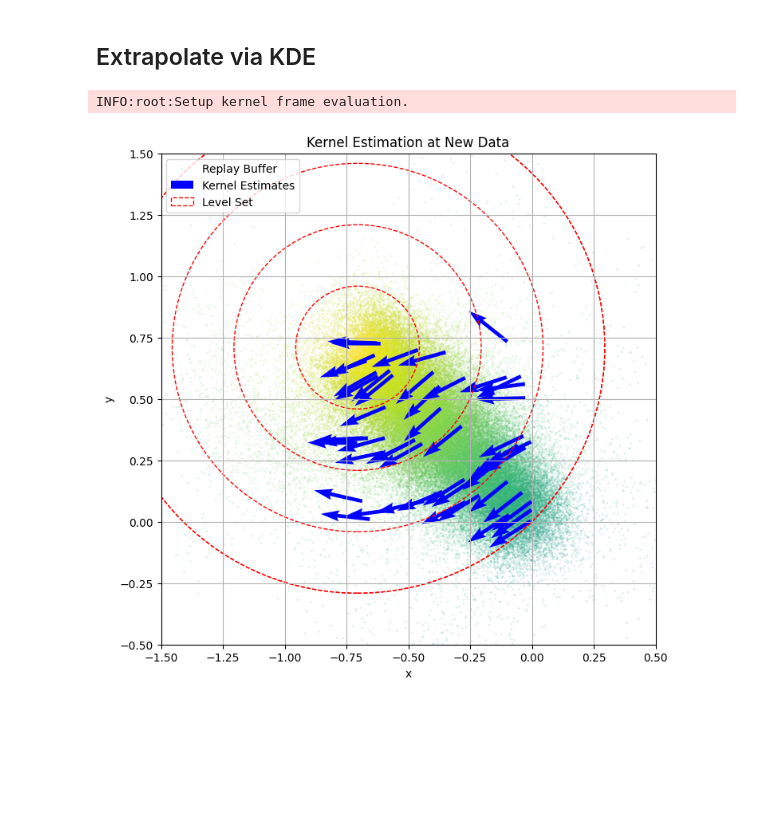
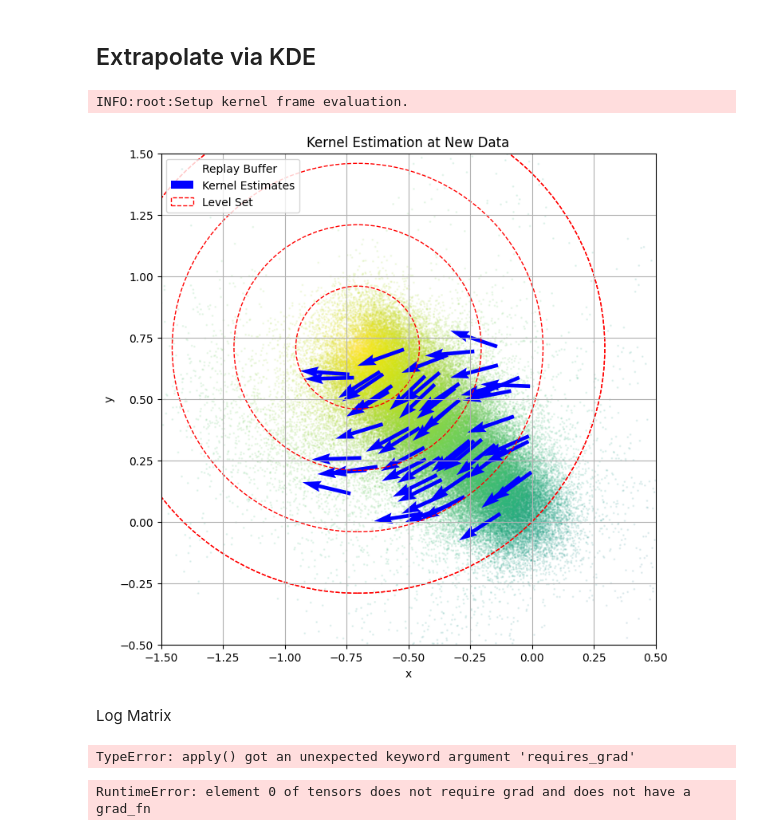
Before and after one commit to PaulNitschke/geo_meta_rl, a Jupyter notebook: step_1_compute_kernel.ipynb, the cells around one changed output. Drawn from its saved outputs; the diff is of its cells as text; code cells hidden in the pictures; blank space fills up the shorter version.

```diff
--- a/step_1_compute_kernel.ipynb
+++ b/step_1_compute_kernel.ipynb
@@ -2,12 +2,13 @@
 ## Load replay buffer
 # %%
 import torch
+import os
 from src.utils import load_replay_buffer
 from src.learning.symmetry_discovery.differential.kernel_approx import KernelFrameEstimator
 
 LEARN_KERNEL_BASES: bool=True
 folder_name: str="data/local/experiment/circle_rotation"
-TASK_NAMES=["task_0", "task_1", "task_2", "task_3"]
+TASK_NAMES=["sac_circle_rotation_task_0", "sac_circle_rotation_task_1", "sac_circle_rotation_task_2", "sac_circle_rotation_task_3"]
 N_SAMPLES:int=50_000
 KERNEL_DIM=1
 EPSILON_BALL = 0.005
@@ -17,7 +18,7 @@ def load_data(task_name, kernel_in, kernel_out, n_samples, folder_name:str):
     """
     Load data from the replay buffer.
     """
-    replay_buffer_name:str=folder_name+task_name+"_replay_buffer.pkl"
+    replay_buffer_name:str=os.path.join(folder_name,task_name+"_replay_buffer.pkl")
     replay_buffer = load_replay_buffer(replay_buffer_name, N_steps=n_samples)
     assert kernel_in in replay_buffer.keys(), f"Kernel input {kernel_in} not found in replay buffer keys: {replay_buffer.keys()}"
     assert kernel_out in replay_buffer.keys(), f"Kernel output {kernel_out} not found in replay buffer keys: {replay_buffer.keys()}"
@@ -82,37 +80,39 @@ import matplotlib.pyplot as plt
 TASK_IDX_DEMO=0
 frameestimator=frame_estimators[TASK_IDX_DEMO]
 frameestimator.setup_evaluation()
-ps, ns= load_data(TASK_NAMES[TASK_IDX_DEMO], "next_observations", "rewards", N_SAMPLES)
+ps, ns= load_data(TASK_NAMES[TASK_IDX_DEMO], "next_observations", "rewards", N_SAMPLES, folder_name)
 
 num_points = 50
 x = np.random.uniform(-0.75, 0, num_points)
 y = np.random.uniform(0, 0.75, num_points)
 points = np.stack([x, y], axis=1)
 points_th=torch.tensor(points, dtype=torch.float32)
 vectors=frameestimator.evaluate(points_th, bandwidth=0.05)
 
 
 vectors = np.array(vectors)
 plt.figure(figsize=(8, 8))
 plt.scatter(ps[:, 0], ps[:, 1], c=ns, s=1, alpha=0.1, label="Replay Buffer")
 plt.quiver(points[:, 0], points[:, 1], vectors[:, 0], vectors[:, 1], angles='xy', scale_units='xy', scale=5, color='blue', label="Kernel Estimates")
 
 goal = np.array([-0.70506063, 0.70914702])
 circle_radii = [0.25, 0.5, 0.75, 1]
 for radius in circle_radii:
     circle = plt.Circle(goal, radius, color='red', fill=False, linestyle='--')
     plt.gca().add_artist(circle)
 circle = plt.Circle(goal, radius, color='red', fill=False, linestyle='--', label="Level Set")
 plt.gca().add_artist(circle)
 
 plt.xlim(-1.5, 0.5)
 plt.ylim(-0.5, 1.5)
 plt.xlabel('x')
 plt.ylabel('y')
 plt.legend()
 plt.title('Kernel Estimation at New Data')
 plt.grid()
 plt.show()
 # %% [output]
 INFO:root:Setup kernel frame evaluation.
-[figure, old version]
+[figure, new version]
+# %% [markdown]
+Log Matrix
@@ -118,0 +157,11 @@ INFO:root:Setup kernel frame evaluation.
+# %%
+logm=Logm()
+log_matrix=logm.apply(torch.tensor([[1.0, 0.0], [0.0, 1.0]], requires_grad=True))  # Example usage of Logm
+matrix=torch.linalg.matrix_exp(log_matrix)
+matrix
+# %% [output]
+TypeError: apply() got an unexpected keyword argument 'requires_grad'
+# %%
+log_matrix.backward()
+# %% [output]
+RuntimeError: element 0 of tensors does not require grad and does not have a grad_fn
```
Also changed, not shown: parts of 2 cells of this notebook, 4 other files.
